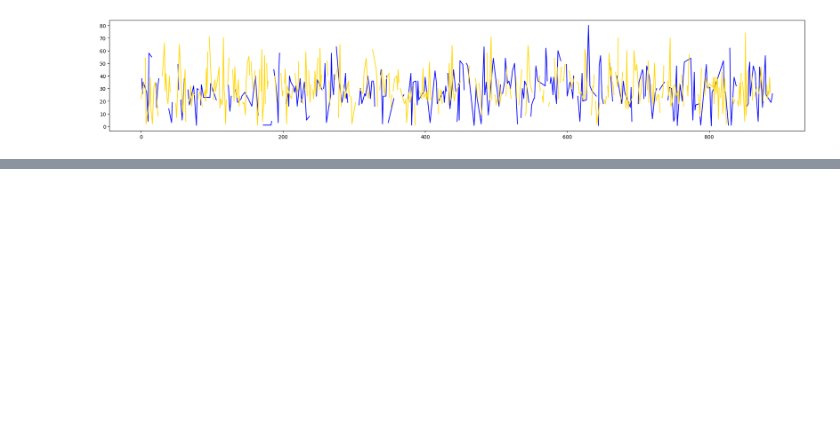
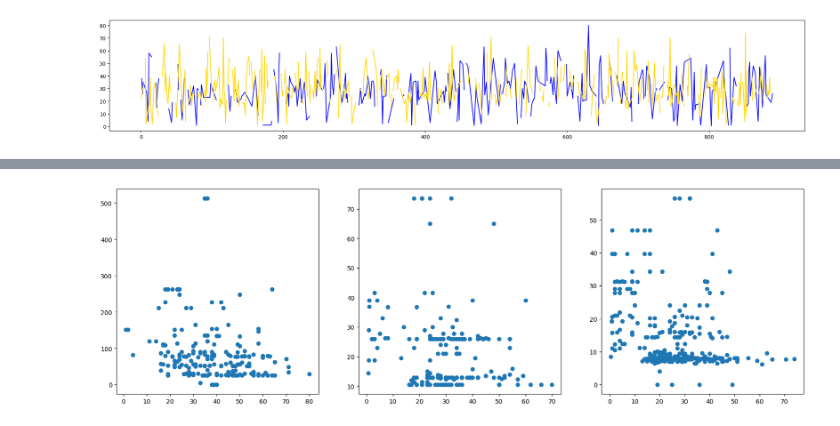
Before and after one commit to Panchi-db/Panchi_db_ejercicios_Bootcamp_Data_Science, a Jupyter notebook: Modulo 3/07.matplotlib_ejercicios.ipynb, the cells around one changed output, grey strips where cells are left out. Cells and saved outputs as stored; diff of their text form; code cells hidden in the pictures; blank space fills up the shorter version.

```diff
--- a/Modulo 3/07.matplotlib_ejercicios.ipynb
+++ b/Modulo 3/07.matplotlib_ejercicios.ipynb
@@ -292,0 +314,14 @@ plt.plot (df_tit[df_tit['Survived']==0]['Age'], color= 'gold');
+# %%
+
+
+plt.figure(figsize=(20,6))
+
+plt.subplot(1, 3, 1)
+plt.scatter(x=df_tit[df_tit['Pclass'] == 1]['Age'], y=df_tit[df_tit['Pclass'] == 1]['Fare'])
+plt.subplot(1, 3, 2)
+plt.scatter(x=df_tit[df_tit['Pclass'] == 2]['Age'], y=df_tit[df_tit['Pclass'] == 2]['Fare'])
+plt.subplot(1, 3, 3)
+plt.scatter(x=df_tit[df_tit['Pclass'] == 3]['Age'], y=df_tit[df_tit['Pclass'] == 3]['Fare'])
+plt.show()
+# %% [output]
+[figure, added]
```
Also changed, not shown: parts of 10 cells of this notebook, 27 other files.
